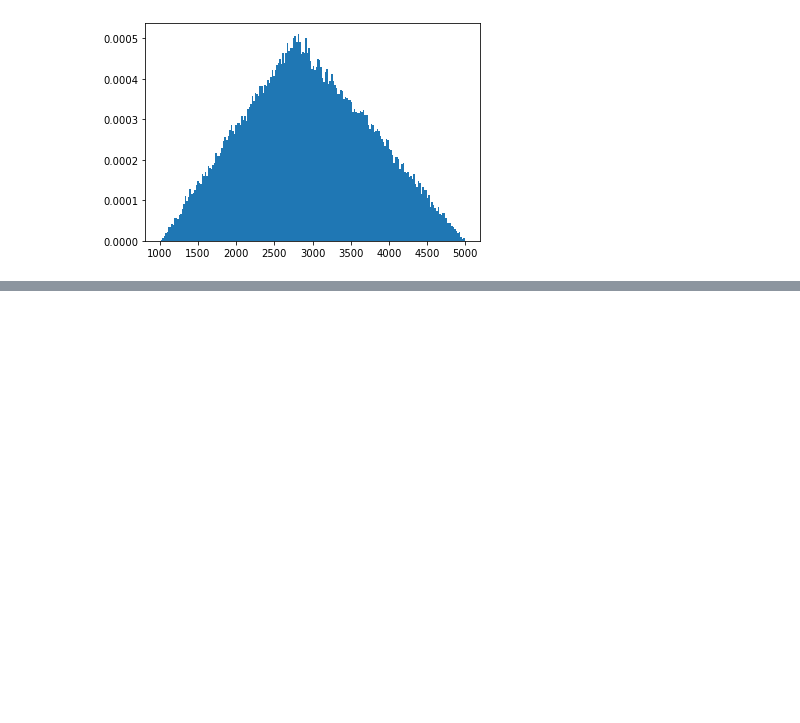
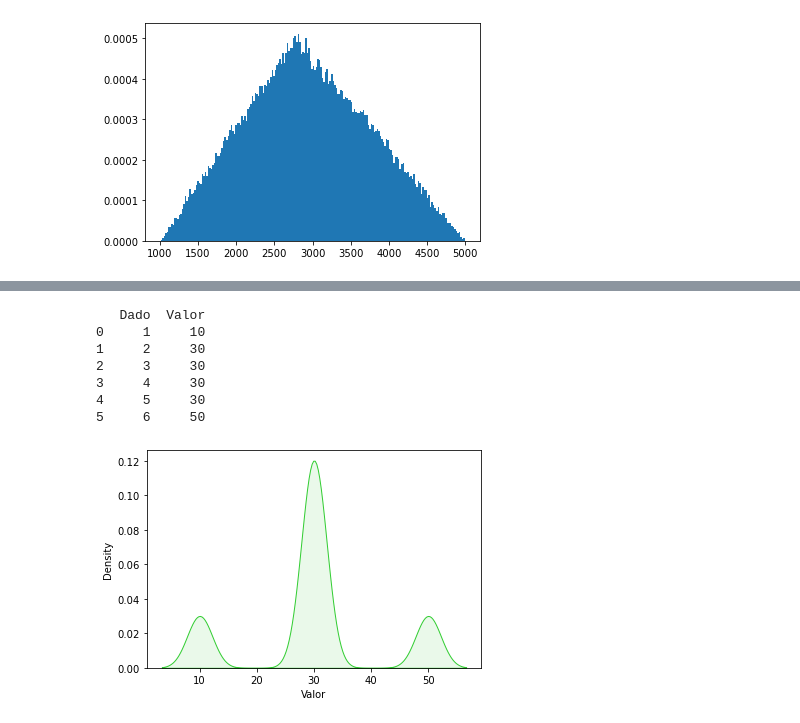
Before and after one commit to sanruwil/ml_docs, a Jupyter notebook: examples/modelregression/MonteCarlo.ipynb, the cells around one changed output, grey strips where cells are left out. Cells and saved outputs as stored; diff of their text form; code cells hidden in the pictures; blank space fills up the shorter version.

```diff
--- a/examples/modelregression/MonteCarlo.ipynb
+++ b/examples/modelregression/MonteCarlo.ipynb
@@ -188,0 +225,19 @@ plt.show()
+# %%
+resultados = {1: 10, 2: 30, 3: 30, 4: 30, 5: 30, 6: 50}
+df = pd.DataFrame(list(resultados.items()), columns=['Dado', 'Valor'])
+df.set_index('Dado', inplace=True)
+df_reset = df.reset_index()
+
+# Mostrar el DataFrame
+print( df_reset)
+ax = sns.kdeplot(data = df_reset["Valor"],bw_adjust=0.25,fill = True, color = "limegreen", alpha = 0.1)
+plt.show()
+# %% [output]
+   Dado  Valor
+0     1     10
+1     2     30
+2     3     30
+3     4     30
+4     5     30
+5     6     50
+[figure, added]
```
Also changed, not shown: parts of 5 cells of this notebook.
